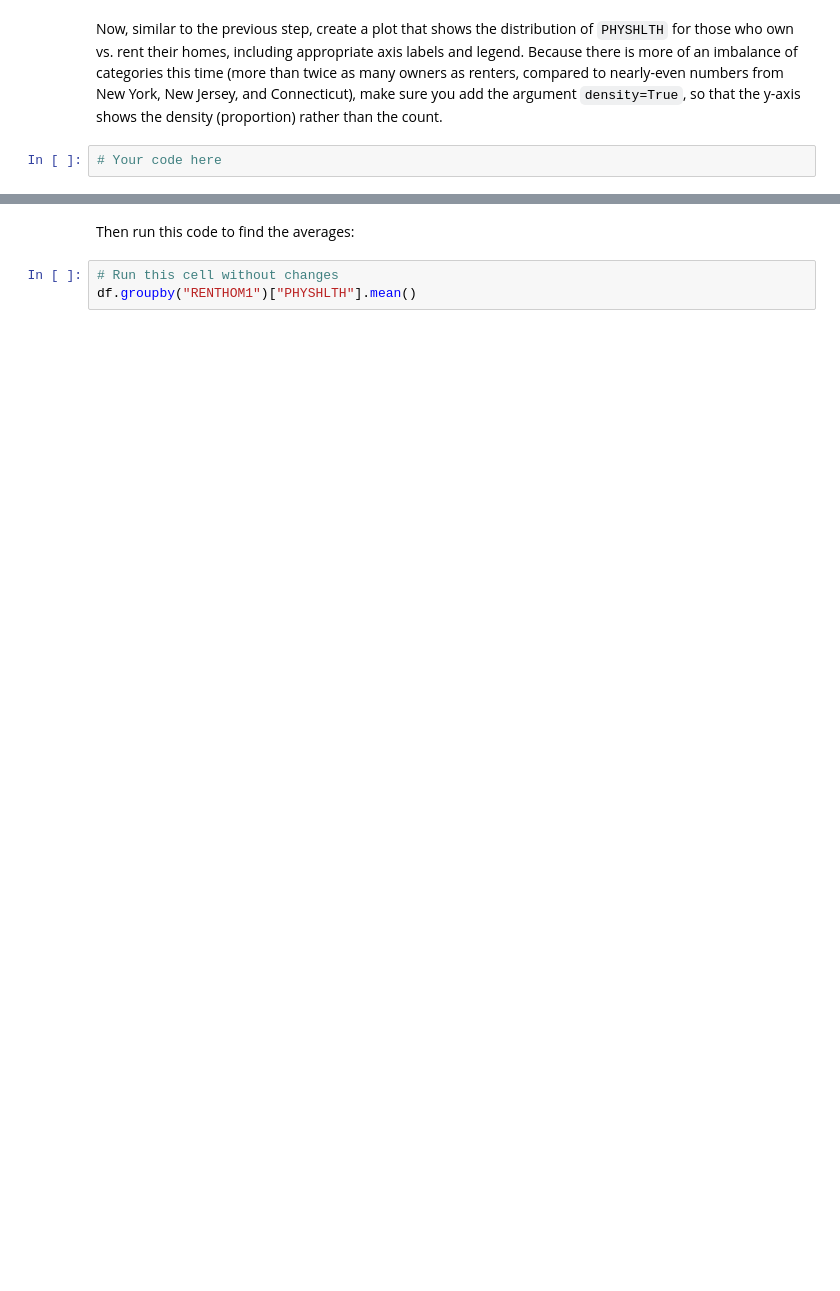
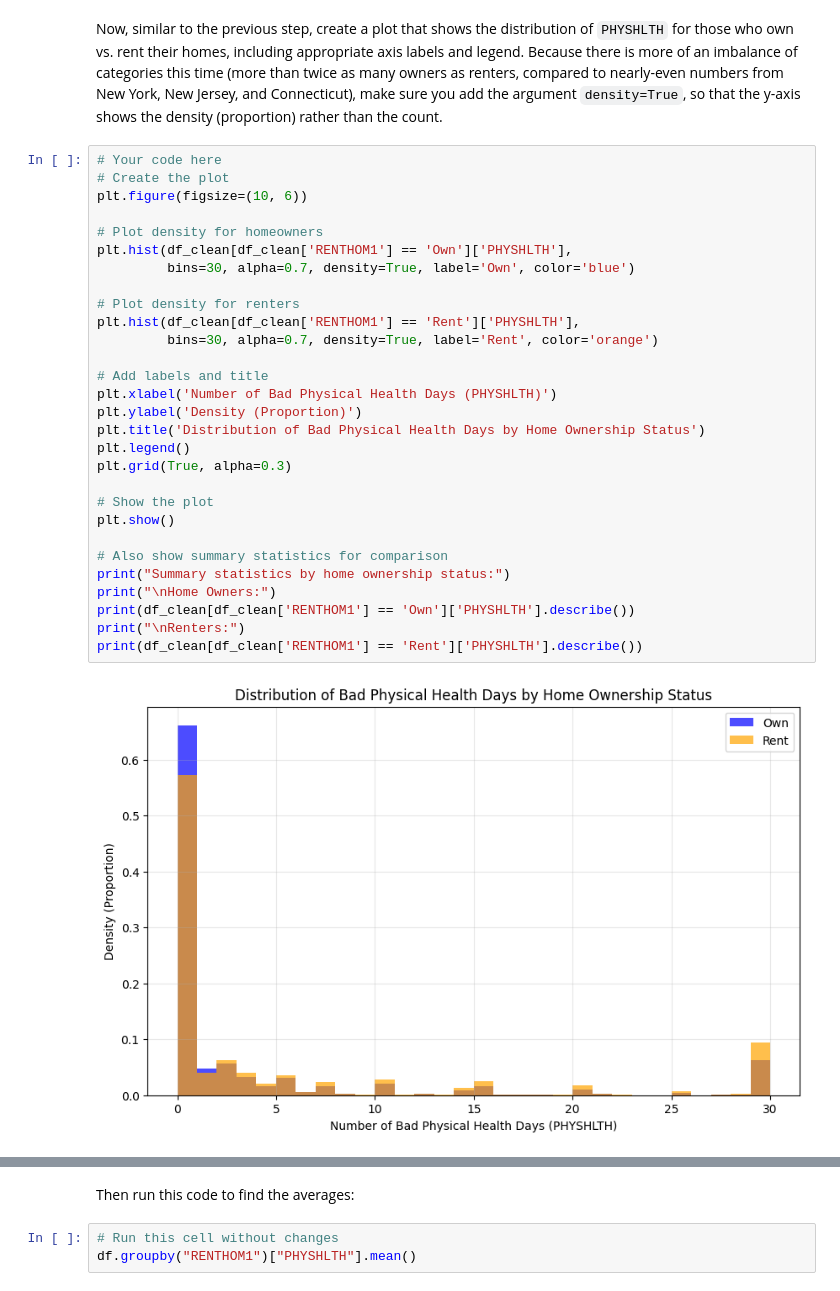
Before and after one commit to Ray-Onsongo/dsc-hypothesis-testing-lab-Ray, a Jupyter notebook: index.ipynb, the cells around one changed output, grey strips where cells are left out. Drawn from its saved outputs; the diff is of its cells as text; blank space fills up the shorter version.

```diff
--- a/index.ipynb
+++ b/index.ipynb
@@ -259,4 +513,33 @@ assert sorted(list(df["RENTHOM1"].value_counts().index)) == ['Own', 'Rent']
 # %% [markdown]
 Now, similar to the previous step, create a plot that shows the distribution of `PHYSHLTH` for those who own vs. rent their homes, including appropriate axis labels and legend. Because there is more of an imbalance of categories this time (more than twice as many owners as renters, compared to nearly-even numbers from New York, New Jersey, and Connecticut), make sure you add the argument `density=True`, so that the y-axis shows the density (proportion) rather than the count.
-# %%
-# Your code here
+# %%
+# Your code here
+# Create the plot
+plt.figure(figsize=(10, 6))
+
+# Plot density for homeowners
+plt.hist(df_clean[df_clean['RENTHOM1'] == 'Own']['PHYSHLTH'],
+         bins=30, alpha=0.7, density=True, label='Own', color='blue')
+
+# Plot density for renters
+plt.hist(df_clean[df_clean['RENTHOM1'] == 'Rent']['PHYSHLTH'],
+         bins=30, alpha=0.7, density=True, label='Rent', color='orange')
+
+# Add labels and title
+plt.xlabel('Number of Bad Physical Health Days (PHYSHLTH)')
+plt.ylabel('Density (Proportion)')
+plt.title('Distribution of Bad Physical Health Days by Home Ownership Status')
+plt.legend()
+plt.grid(True, alpha=0.3)
+
+# Show the plot
+plt.show()
+
+# Also show summary statistics for comparison
+print("Summary statistics by home ownership status:")
+print("\nHome Owners:")
+print(df_clean[df_clean['RENTHOM1'] == 'Own']['PHYSHLTH'].describe())
+print("\nRenters:")
+print(df_clean[df_clean['RENTHOM1'] == 'Rent']['PHYSHLTH'].describe())
+# %% [output]
+[figure, added]
```
Also changed, not shown: parts of 46 cells of this notebook.
